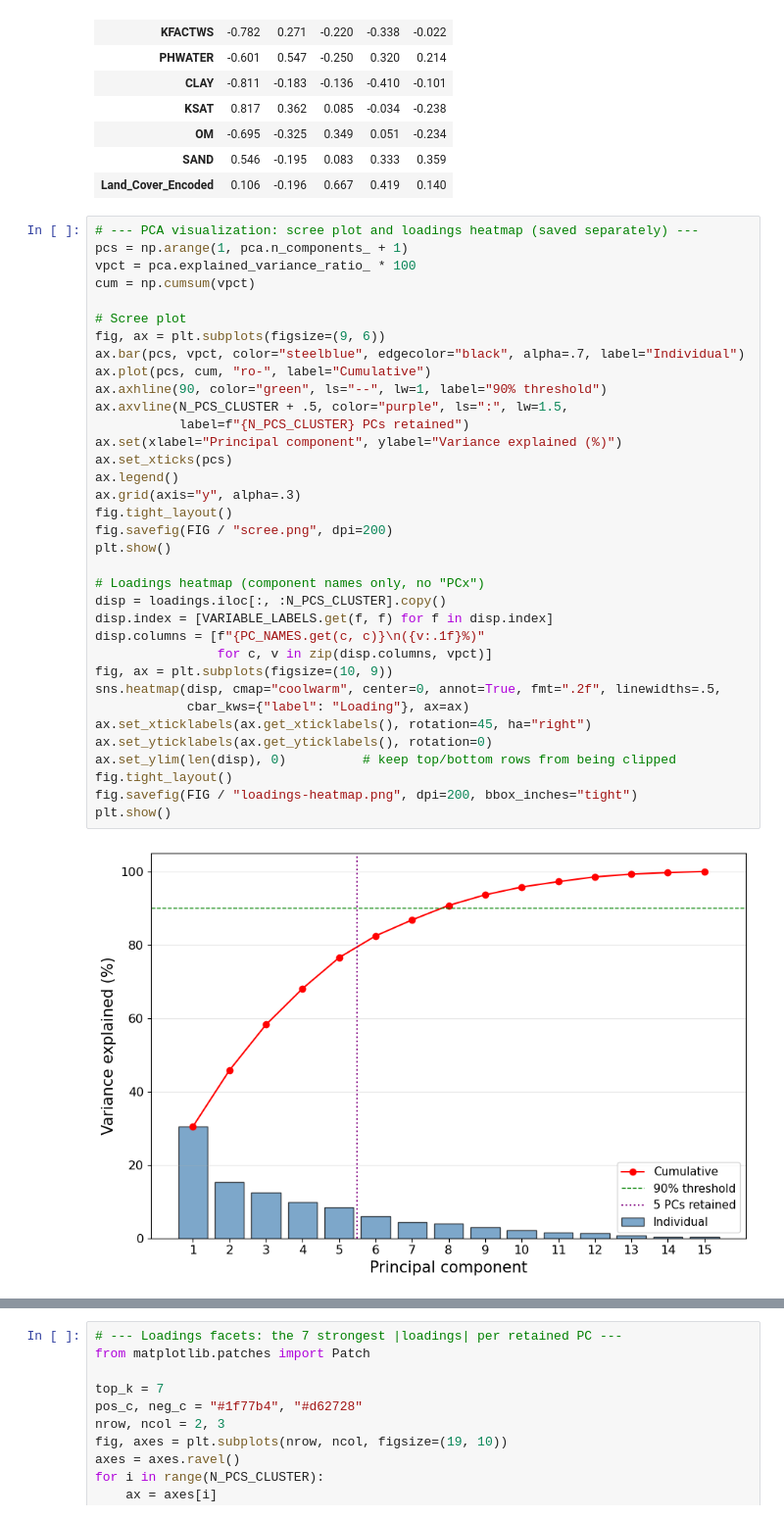
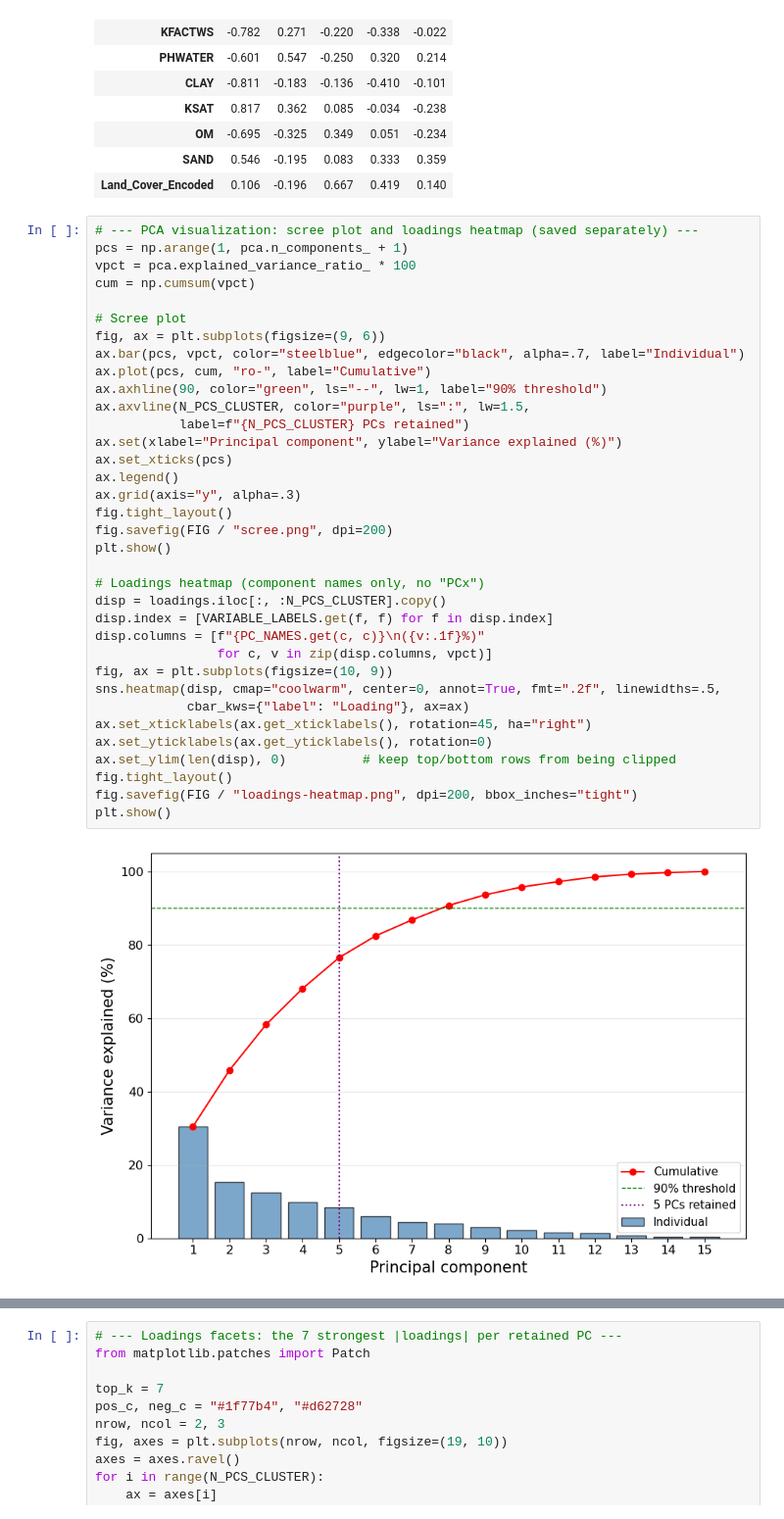
Before and after one commit to narslab/stream-station-typology, a Jupyter notebook: bin/ss-typology.ipynb, the cells around one changed output, grey strips where cells are left out. Shown at 98% size. Cells and saved outputs as stored; diff of their text form.

```diff
--- a/bin/ss-typology.ipynb
+++ b/bin/ss-typology.ipynb
@@ -213,35 +213,35 @@ cum = np.cumsum(vpct)
 
 # Scree plot
 fig, ax = plt.subplots(figsize=(9, 6))
 ax.bar(pcs, vpct, color="steelblue", edgecolor="black", alpha=.7, label="Individual")
 ax.plot(pcs, cum, "ro-", label="Cumulative")
 ax.axhline(90, color="green", ls="--", lw=1, label="90% threshold")
-ax.axvline(N_PCS_CLUSTER + .5, color="purple", ls=":", lw=1.5,
+ax.axvline(N_PCS_CLUSTER, color="purple", ls=":", lw=1.5,
            label=f"{N_PCS_CLUSTER} PCs retained")
 ax.set(xlabel="Principal component", ylabel="Variance explained (%)")
 ax.set_xticks(pcs)
 ax.legend()
 ax.grid(axis="y", alpha=.3)
 fig.tight_layout()
 fig.savefig(FIG / "scree.png", dpi=200)
 plt.show()
 
 # Loadings heatmap (component names only, no "PCx")
 disp = loadings.iloc[:, :N_PCS_CLUSTER].copy()
 disp.index = [VARIABLE_LABELS.get(f, f) for f in disp.index]
 disp.columns = [f"{PC_NAMES.get(c, c)}\n({v:.1f}%)"
                 for c, v in zip(disp.columns, vpct)]
 fig, ax = plt.subplots(figsize=(10, 9))
 sns.heatmap(disp, cmap="coolwarm", center=0, annot=True, fmt=".2f", linewidths=.5,
             cbar_kws={"label": "Loading"}, ax=ax)
 ax.set_xticklabels(ax.get_xticklabels(), rotation=45, ha="right")
 ax.set_yticklabels(ax.get_yticklabels(), rotation=0)
 ax.set_ylim(len(disp), 0)          # keep top/bottom rows from being clipped
 fig.tight_layout()
 fig.savefig(FIG / "loadings-heatmap.png", dpi=200, bbox_inches="tight")
 plt.show()
 # %% [output]
-[figure, old version]
+[figure, new version]
 [figure]
 # %%
 # --- Loadings facets: the 7 strongest |loadings| per retained PC ---
```
Also changed, not shown: 1 other file.
